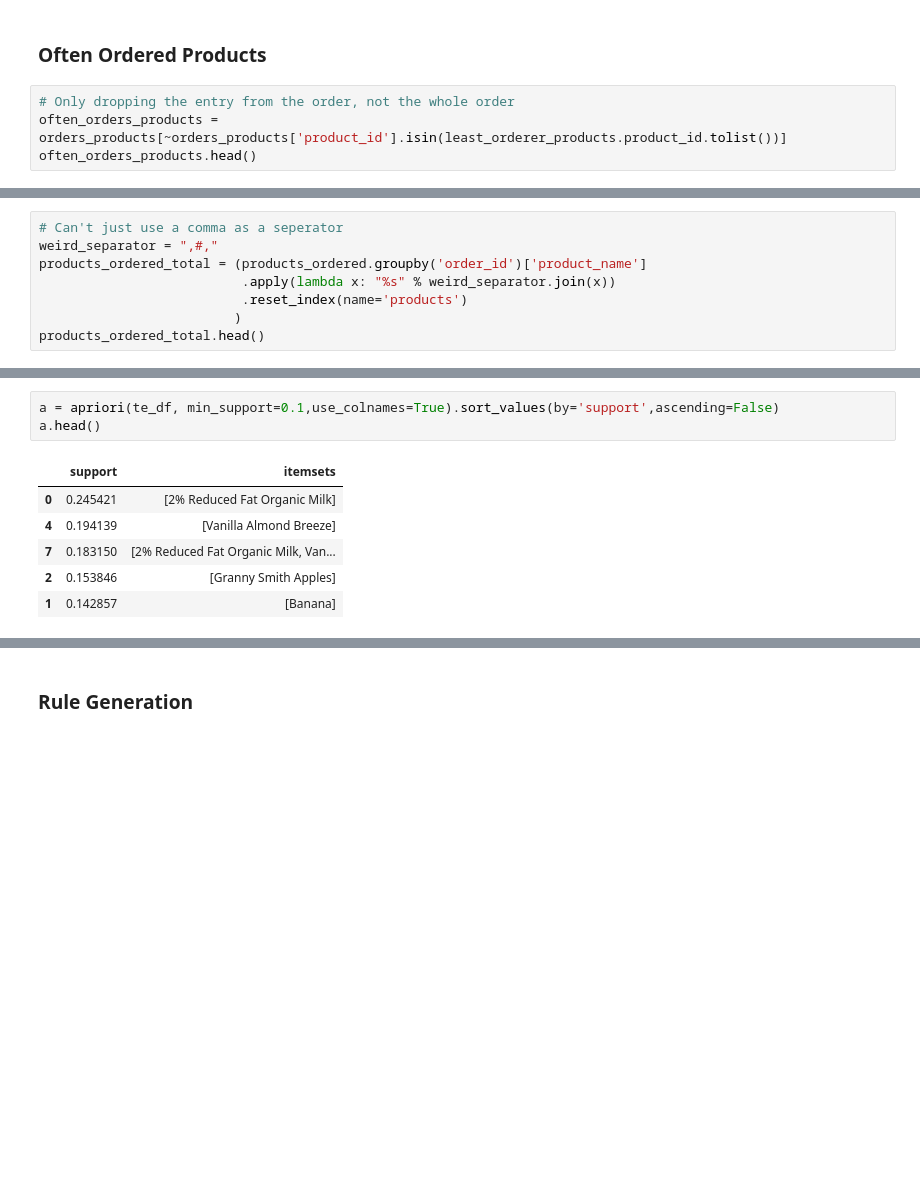
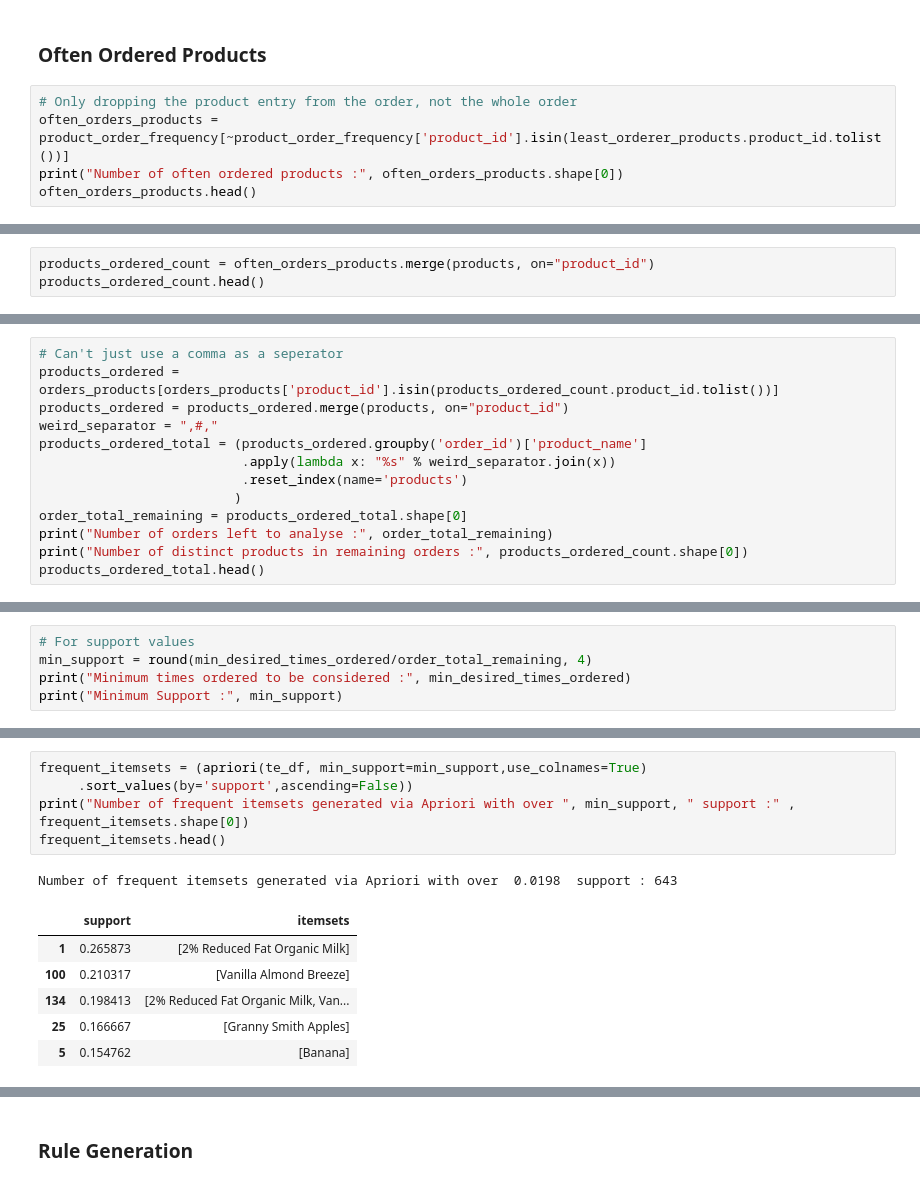
Before and after one commit to 1carew1/instacart_investigation, a Jupyter notebook: Assignment_2_ARM.ipynb, the cells around one changed output, grey strips where cells are left out. Drawn from its saved outputs; the diff is of its cells as text; blank space fills up the shorter version.

```diff
--- a/Assignment_2_ARM.ipynb
+++ b/Assignment_2_ARM.ipynb
@@ -120,7 +141,8 @@ least_orderer_products.head()
 # %% [markdown]
 ### Often Ordered Products
 # %%
-# Only dropping the entry from the order, not the whole order
-often_orders_products =  orders_products[~orders_products['product_id'].isin(least_orderer_products.product_id.tolist())]
+# Only dropping the product entry from the order, not the whole order
+often_orders_products =  product_order_frequency[~product_order_frequency['product_id'].isin(least_orderer_products.product_id.tolist())]
+print("Number of often ordered products :", often_orders_products.shape[0])
 often_orders_products.head()
 # %% [output]
@@ -132,0 +158,3 @@ often_orders_products.head()
+# %%
+products_ordered_count = often_orders_products.merge(products, on="product_id")
+products_ordered_count.head()
@@ -145,9 +170,14 @@ products_ordered.head()
 # %%
 # Can't just use a comma as a seperator
+products_ordered = orders_products[orders_products['product_id'].isin(products_ordered_count.product_id.tolist())]
+products_ordered = products_ordered.merge(products, on="product_id")
 weird_separator = ",#,"
 products_ordered_total = (products_ordered.groupby('order_id')['product_name']
                           .apply(lambda x: "%s" % weird_separator.join(x))
                           .reset_index(name='products')
                          )
+order_total_remaining = products_ordered_total.shape[0]
+print("Number of orders left to analyse :", order_total_remaining)
+print("Number of distinct products in remaining orders :", products_ordered_count.shape[0])
 products_ordered_total.head()
 # %% [output]
@@ -159,0 +194,5 @@ products_ordered_total.head()
+# %%
+# For support values
+min_support = round(min_desired_times_ordered/order_total_remaining, 4)
+print("Minimum times ordered to be considered :", min_desired_times_ordered)
+print("Minimum Support :", min_support)
@@ -178,10 +220,13 @@ te_df.head()
 # %%
-a = apriori(te_df, min_support=0.1,use_colnames=True).sort_values(by='support',ascending=False)
-a.head()
+frequent_itemsets = (apriori(te_df, min_support=min_support,use_colnames=True)
+     .sort_values(by='support',ascending=False))
+print("Number of frequent itemsets generated via Apriori with over ", min_support, " support :" , frequent_itemsets.shape[0])
+frequent_itemsets.head()
 # %% [output]
+Number of frequent itemsets generated via Apriori with over  0.0198  support : 643
 |  | support | itemsets |
-| 0 | 0.245421 | [2% Reduced Fat Organic Milk] |
-| 4 | 0.194139 | [Vanilla Almond Breeze] |
-| 7 | 0.183150 | [2% Reduced Fat Organic Milk, Van... |
-| 2 | 0.153846 | [Granny Smith Apples] |
-| 1 | 0.142857 | [Banana] |
+| 1 | 0.265873 | [2% Reduced Fat Organic Milk] |
+| 100 | 0.210317 | [Vanilla Almond Breeze] |
+| 134 | 0.198413 | [2% Reduced Fat Organic Milk, Van... |
+| 25 | 0.166667 | [Granny Smith Apples] |
+| 5 | 0.154762 | [Banana] |
```
Also changed, not shown: parts of 25 cells of this notebook.
